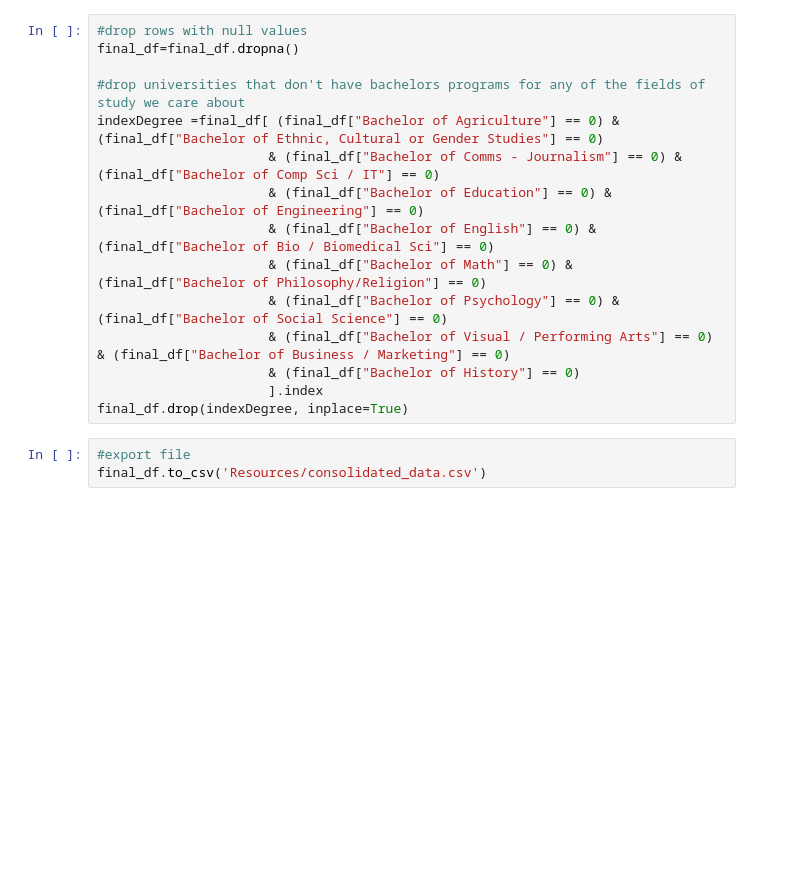
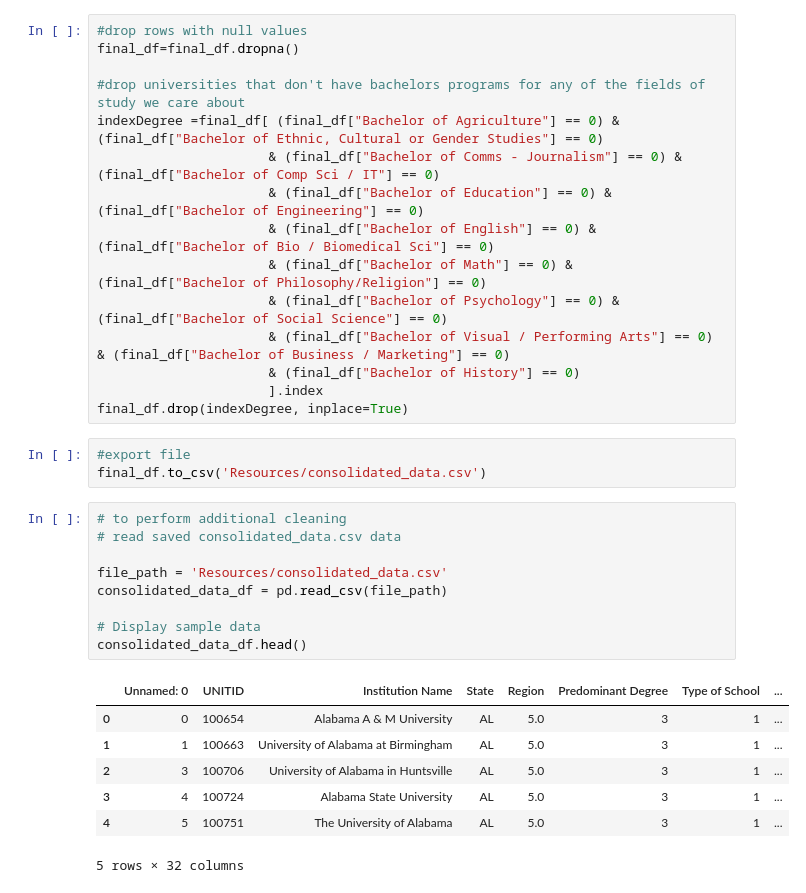
Before and after one commit to katyoung91/Project-1, a Jupyter notebook: importdata.ipynb, the cells around one changed output. Drawn from its saved outputs; the diff is of its cells as text; blank space fills up the shorter version.

Commit message:
clean consolidated data

```diff
--- a/importdata.ipynb
+++ b/importdata.ipynb
@@ -77,3 +77,20 @@ final_df.drop(indexDegree, inplace=True)
 # %%
 #export file
 final_df.to_csv('Resources/consolidated_data.csv')
+# %%
+# to perform additional cleaning
+# read saved consolidated_data.csv data
+
+file_path = 'Resources/consolidated_data.csv'
+consolidated_data_df = pd.read_csv(file_path)
+
+# Display sample data
+consolidated_data_df.head()
+# %% [output]
+|  | Unnamed: 0 | UNITID | Institution Name | State | Region | Predominant Degree | Type of School | ... |
+| 0 | 0 | 100654 | Alabama A & M University | AL | 5.0 | 3 | 1 | ... |
+| 1 | 1 | 100663 | University of Alabama at Birmingham | AL | 5.0 | 3 | 1 | ... |
+| 2 | 3 | 100706 | University of Alabama in Huntsville | AL | 5.0 | 3 | 1 | ... |
+| 3 | 4 | 100724 | Alabama State University | AL | 5.0 | 3 | 1 | ... |
+| 4 | 5 | 100751 | The University of Alabama | AL | 5.0 | 3 | 1 | ... |
+5 rows × 32 columns
```
Also changed, not shown: parts of 6 cells of this notebook.
